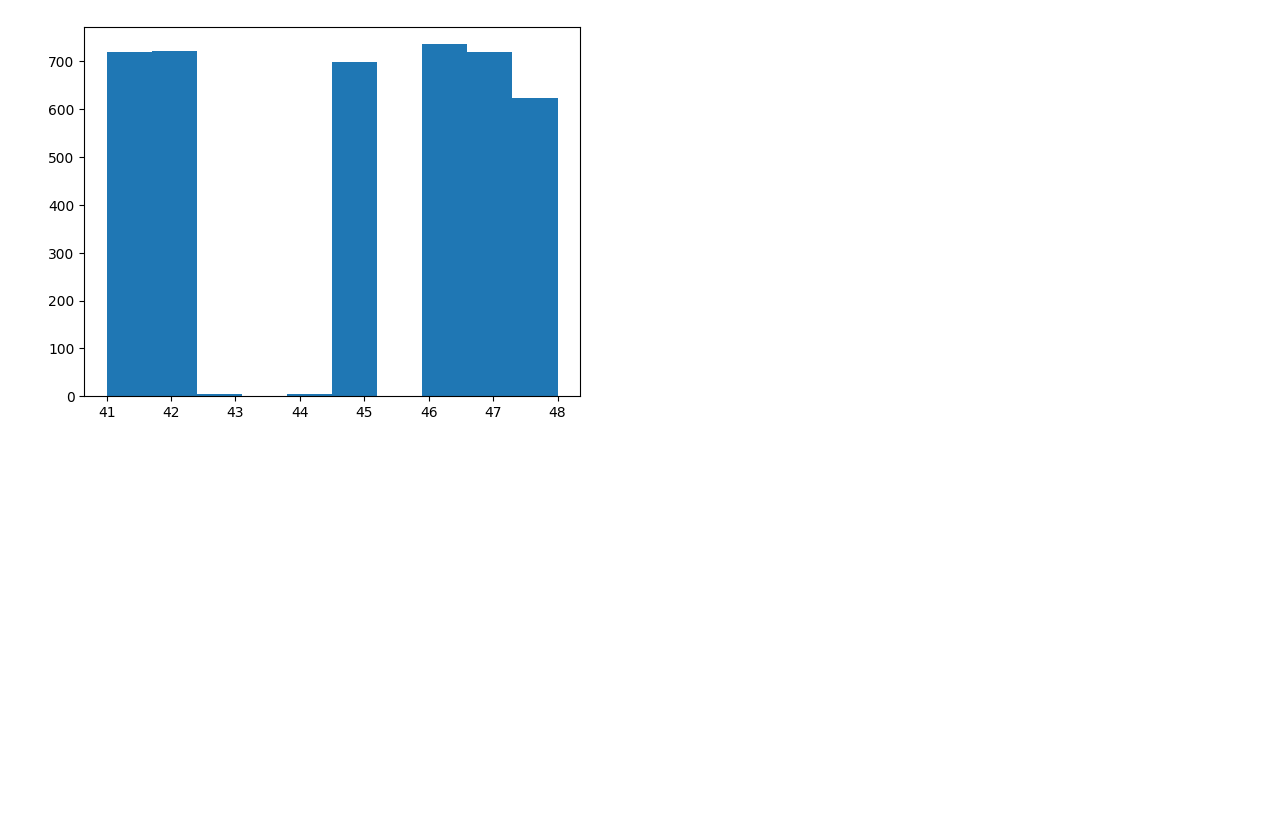
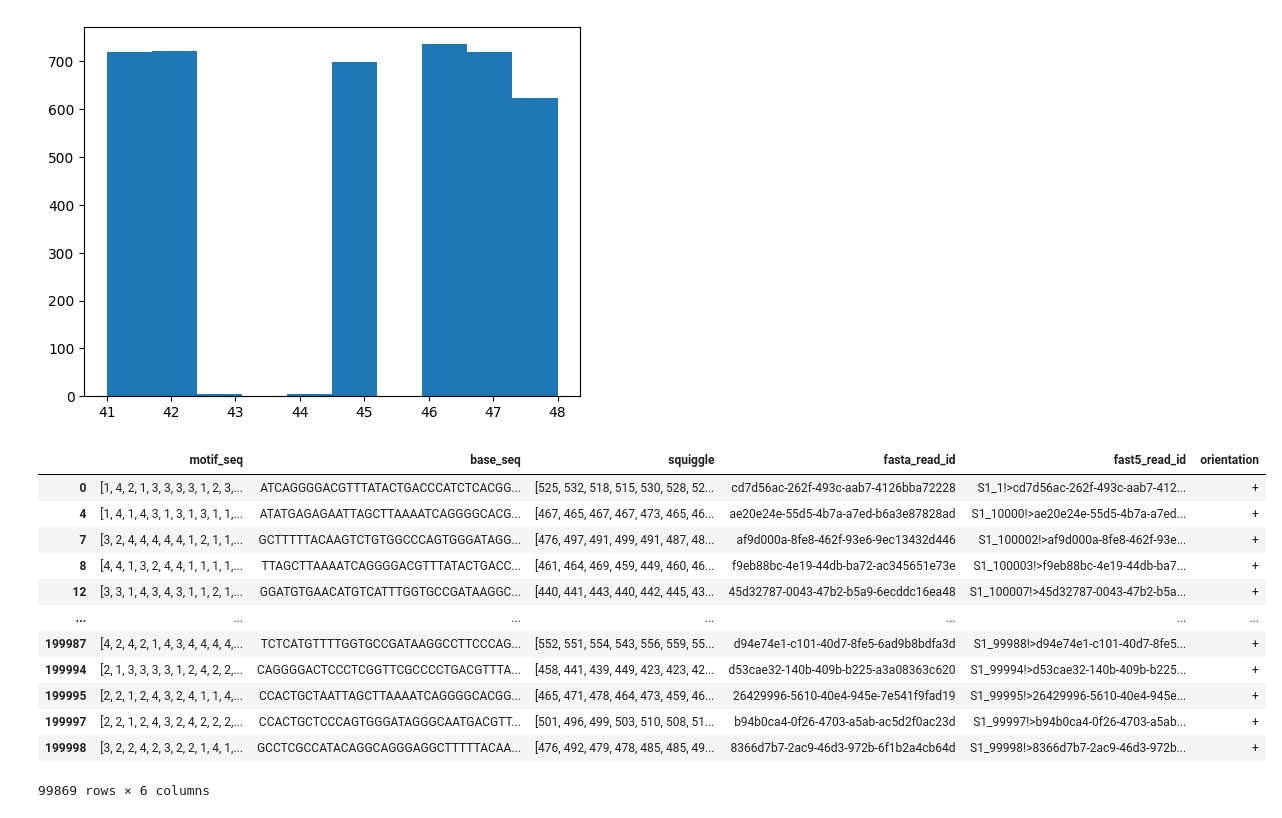
Before and after one commit to Parvfect/MotifCaller, a Jupyter notebook: synthetic_dataset_creation.ipynb, the cells around one changed output. Saved outputs shown, nothing was run; the diff lists cells and outputs as text; code cells hidden in the pictures; blank space fills up the shorter version.

```diff
--- a/synthetic_dataset_creation.ipynb
+++ b/synthetic_dataset_creation.ipynb
@@ -399,0 +390,26 @@ df_.to_pickle(r"C:\Users\Parv\Doc\HelixWorks\Basecalling\code\motifcaller\data\s
+# %%
+df = pd.read_pickle(r"C:\Users\Parv\Doc\HelixWorks\Basecalling\code\motifcaller\data\synthetic\pickled_datasets\larger_datasets\rc_large.pkl")
+# %%
+base_map = {"A": 1, "C": 2, "G": 3, "T": 4}
+
+base_seq = df['base_seq'].tolist()
+base_seq = [[base_map[i] for i in j] for j in base_seq]
+df['motif_seq'] = base_seq
+# %%
+df['motif_seq'] = base_seq
+# %%
+df
+# %% [output]
+|  | motif_seq | base_seq | squiggle | fasta_read_id | fast5_read_id | orientation |
+| 0 | [1, 4, 2, 1, 3, 3, 3, 3, 1, 2, 3,... | ATCAGGGGACGTTTATACTGACCCATCTCACGG... | [525, 532, 518, 515, 530, 528, 52... | cd7d56ac-262f-493c-aab7-4126bba72228 | S1_1!>cd7d56ac-262f-493c-aab7-412... | + |
+| 4 | [1, 4, 1, 4, 3, 1, 3, 1, 3, 1, 1,... | ATATGAGAGAATTAGCTTAAAATCAGGGGCACG... | [467, 465, 467, 467, 473, 465, 46... | ae20e24e-55d5-4b7a-a7ed-b6a3e87828ad | S1_10000!>ae20e24e-55d5-4b7a-a7ed... | + |
+| 7 | [3, 2, 4, 4, 4, 4, 4, 1, 2, 1, 1,... | GCTTTTTACAAGTCTGTGGCCCAGTGGGATAGG... | [476, 497, 491, 499, 491, 487, 48... | af9d000a-8fe8-462f-93e6-9ec13432d446 | S1_100002!>af9d000a-8fe8-462f-93e... | + |
+| 8 | [4, 4, 1, 3, 2, 4, 4, 1, 1, 1, 1,... | TTAGCTTAAAATCAGGGGACGTTTATACTGACC... | [461, 464, 469, 459, 449, 460, 46... | f9eb88bc-4e19-44db-ba72-ac345651e73e | S1_100003!>f9eb88bc-4e19-44db-ba7... | + |
+| 12 | [3, 3, 1, 4, 3, 4, 3, 1, 1, 2, 1,... | GGATGTGAACATGTCATTTGGTGCCGATAAGGC... | [440, 441, 443, 440, 442, 445, 43... | 45d32787-0043-47b2-b5a9-6ecddc16ea48 | S1_100007!>45d32787-0043-47b2-b5a... | + |
+| ... | ... | ... | ... | ... | ... | ... |
+| 199987 | [4, 2, 4, 2, 1, 4, 3, 4, 4, 4, 4,... | TCTCATGTTTTGGTGCCGATAAGGCCTTCCCAG... | [552, 551, 554, 543, 556, 559, 55... | d94e74e1-c101-40d7-8fe5-6ad9b8bdfa3d | S1_99988!>d94e74e1-c101-40d7-8fe5... | + |
+| 199994 | [2, 1, 3, 3, 3, 3, 1, 2, 4, 2, 2,... | CAGGGGACTCCCTCGGTTCGCCCCTGACGTTTA... | [458, 441, 439, 449, 423, 423, 42... | d53cae32-140b-409b-b225-a3a08363c620 | S1_99994!>d53cae32-140b-409b-b225... | + |
+| 199995 | [2, 2, 1, 2, 4, 3, 2, 4, 1, 1, 4,... | CCACTGCTAATTAGCTTAAAATCAGGGGCACGG... | [465, 471, 478, 464, 473, 459, 46... | 26429996-5610-40e4-945e-7e541f9fad19 | S1_99995!>26429996-5610-40e4-945e... | + |
+| 199997 | [2, 2, 1, 2, 4, 3, 2, 4, 2, 2, 2,... | CCACTGCTCCCAGTGGGATAGGGCAATGACGTT... | [501, 496, 499, 503, 510, 508, 51... | b94b0ca4-0f26-4703-a5ab-ac5d2f0ac23d | S1_99997!>b94b0ca4-0f26-4703-a5ab... | + |
+| 199998 | [3, 2, 2, 4, 2, 3, 2, 2, 1, 4, 1,... | GCCTCGCCATACAGGCAGGGAGGCTTTTTACAA... | [476, 492, 479, 478, 485, 485, 49... | 8366d7b7-2ac9-46d3-972b-6f1b2a4cb64d | S1_99998!>8366d7b7-2ac9-46d3-972b... | + |
+99869 rows × 6 columns
```
Also changed, not shown: parts of 9 cells of this notebook, 12 other files.
